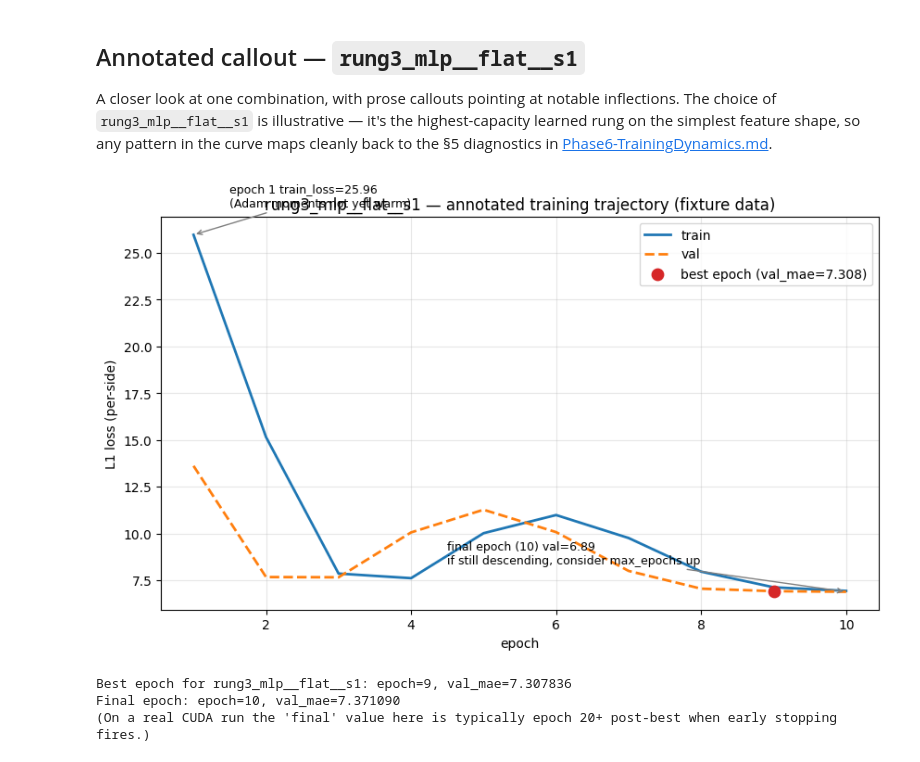
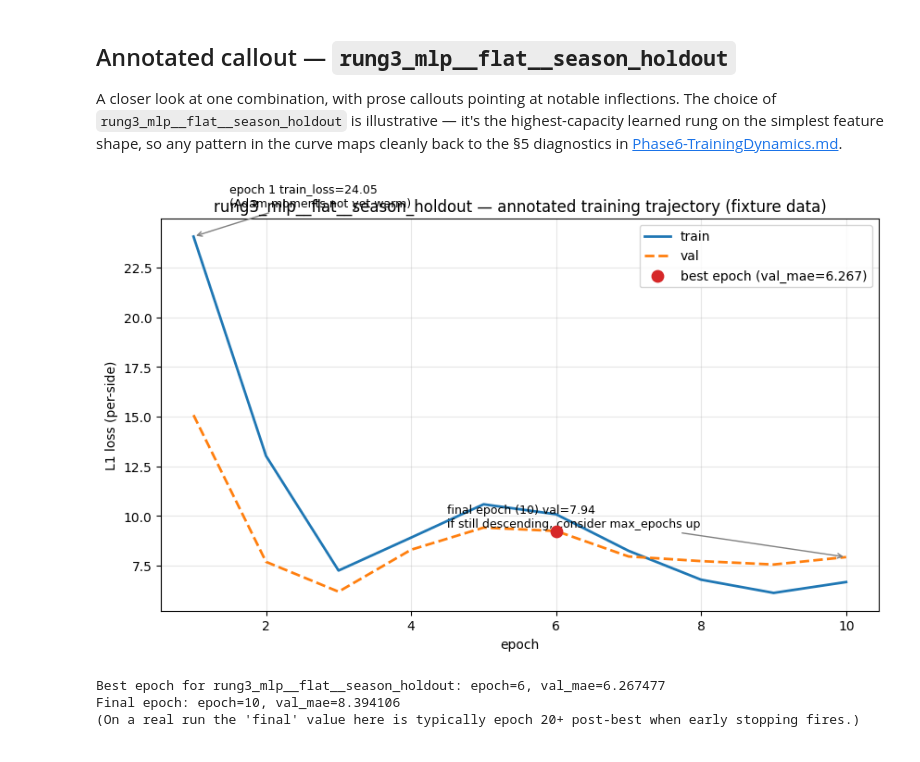
Before and after one commit to mufaka/NFLPredictor, a Jupyter notebook: notebooks/phase6_training_dynamics.ipynb, the cells around one changed output. Cells and saved outputs as stored; diff of their text form; code cells hidden in the pictures.

```diff
--- a/notebooks/phase6_training_dynamics.ipynb
+++ b/notebooks/phase6_training_dynamics.ipynb
@@ -95,9 +100,9 @@ plt.show()
 # %% [markdown]
-## Annotated callout — `rung3_mlp__flat__s1`
+## Annotated callout — `rung3_mlp__flat__season_holdout`
 
-A closer look at one combination, with prose callouts pointing at notable inflections. The choice of `rung3_mlp__flat__s1` is illustrative — it's the highest-capacity learned rung on the simplest feature shape, so any pattern in the curve maps cleanly back to the §5 diagnostics in [Phase6-TrainingDynamics.md](../Docs/Phase6-TrainingDynamics.md).
+A closer look at one combination, with prose callouts pointing at notable inflections. The choice of `rung3_mlp__flat__season_holdout` is illustrative — it's the highest-capacity learned rung on the simplest feature shape, so any pattern in the curve maps cleanly back to the §5 diagnostics in [Phase6-TrainingDynamics.md](../Docs/Phase6-TrainingDynamics.md).
 # %%
-FOCUS_COMBO = 'rung3_mlp__flat__s1'
+FOCUS_COMBO = 'rung3_mlp__flat__season_holdout'
 focus = curves[curves['combination_id'] == FOCUS_COMBO].sort_values('epoch')
 
 fig, ax = plt.subplots(figsize=(10, 5.5))
@@ -111,35 +116,35 @@ ax.scatter([best_row['epoch']], [best_row['val_loss']], color='tab:red', zorder=
 
 # Prose callouts. On the fixture data the curves are short (10 epochs) so the
 # annotations are illustrative of where one would point on a longer real run.
 first_train = focus.iloc[0]
 last_train = focus.iloc[-1]
 ax.annotate(
     f"epoch 1 train_loss={first_train['train_loss']:.2f}\n(Adam moments not yet warm)",
     xy=(first_train['epoch'], first_train['train_loss']),
     xytext=(first_train['epoch'] + 0.5, first_train['train_loss'] + 1.5),
     fontsize=9,
     arrowprops=dict(arrowstyle='->', color='gray'),
 )
 ax.annotate(
     f"final epoch ({int(last_train['epoch'])}) val={last_train['val_loss']:.2f}\nif still descending, consider max_epochs up",
     xy=(last_train['epoch'], last_train['val_loss']),
     xytext=(last_train['epoch'] - 5.5, last_train['val_loss'] + 1.5),
     fontsize=9,
     arrowprops=dict(arrowstyle='->', color='gray'),
 )
 
 ax.set_xlabel('epoch')
 ax.set_ylabel('L1 loss (per-side)')
 ax.set_title(f'{FOCUS_COMBO} — annotated training trajectory (fixture data)')
 ax.grid(True, alpha=0.3)
 ax.legend(loc='upper right')
 plt.show()
 
 print(f"\nBest epoch for {FOCUS_COMBO}: epoch={int(best_row['epoch'])}, val_mae={best_row['val_mae']:.6f}")
 print(f"Final epoch: epoch={int(last_train['epoch'])}, val_mae={last_train['val_mae']:.6f}")
-print("(On a real CUDA run the 'final' value here is typically epoch 20+ post-best when early stopping fires.)")
+print("(On a real run the 'final' value here is typically epoch 20+ post-best when early stopping fires.)")
 # %% [output]
-[figure, old version]
+[figure, new version]
-Best epoch for rung3_mlp__flat__s1: epoch=9, val_mae=7.307836
-Final epoch: epoch=10, val_mae=7.371090
-(On a real CUDA run the 'final' value here is typically epoch 20+ post-best when early stopping fires.)
+Best epoch for rung3_mlp__flat__season_holdout: epoch=6, val_mae=6.267477
+Final epoch: epoch=10, val_mae=8.394106
+(On a real run the 'final' value here is typically epoch 20+ post-best when early stopping fires.)
```
Also changed, not shown: parts of 4 cells of this notebook, 6 other files.
